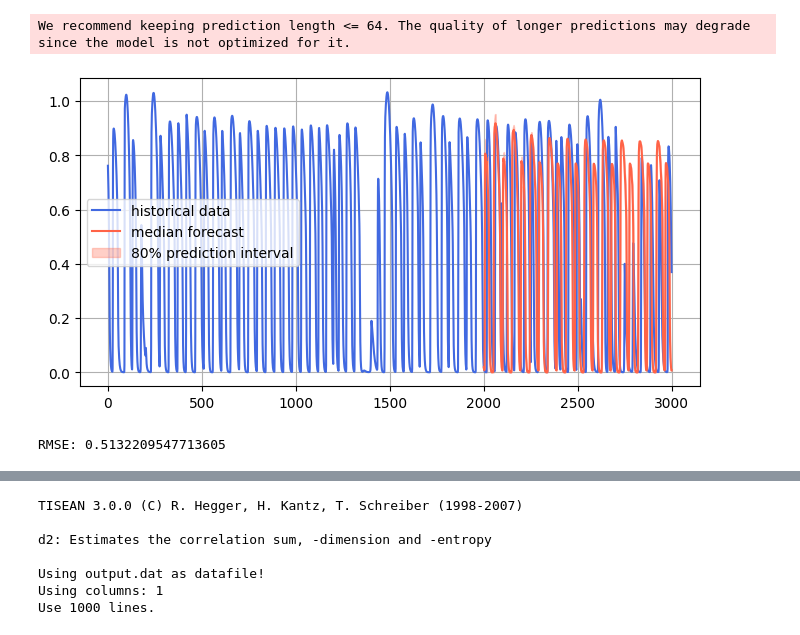
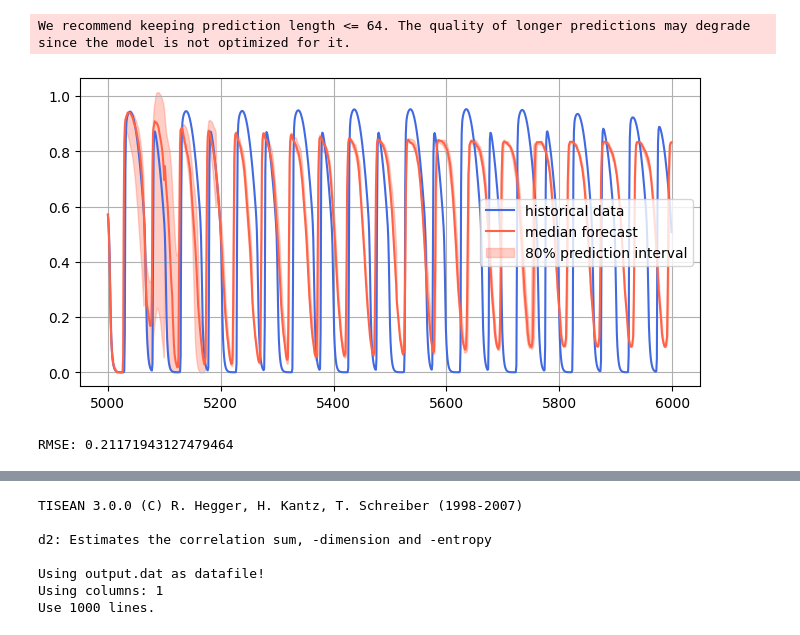
Before and after one commit to William-XiaodongAn/ML_cardiac_prediction, a Jupyter notebook: chronos/chronos.ipynb, the cells around one changed output, grey strips where cells are left out. Drawn from its saved outputs; the diff is of its cells as text; code cells hidden in the pictures.

```diff
--- a/chronos/chronos.ipynb
+++ b/chronos/chronos.ipynb
@@ -9,16 +9,17 @@ import sys
 sys.path.append("..")   # add parent directory to Python path
 import functions
 
-voltage = functions.load_voltage('../data/tau_d_0.408_temporal_APD_step_4 (1).csv')
+voltage = functions.load_voltage('../data/tau_d_0.41_temporal_APD_step_4 (9).csv')
 APD,DI,BCL = functions.get_APD_DI_BCL([voltage])
 # %%
+torch.manual_seed(1)
 pipeline = BaseChronosPipeline.from_pretrained(
-    "amazon/chronos-t5-large",  # use "amazon/chronos-bolt-small" for the corresponding Chronos-Bolt model
+    "amazon/chronos-t5-mini",  # use "amazon/chronos-bolt-small" for the corresponding Chronos-Bolt model
     device_map="cuda",  # use "cpu" for CPU inference
     torch_dtype=torch.bfloat16,
 )
-
-df = voltage[:2000]
+train_size = 5000
+df = voltage[:train_size]
 p_length = 1000
 
 # context must be either a 1D tensor, a list of 1D tensors,
@@ -33,27 +34,26 @@ quantiles, mean = pipeline.predict_quantiles(
 # %% [output]
 We recommend keeping prediction length <= 64. The quality of longer predictions may degrade since the model is not optimized for it.
 # %%
-
 forecast_index = range(len(df), len(df) + p_length)
 low, median, high = quantiles[0, :, 0], quantiles[0, :, 1], quantiles[0, :, 2]
 
 plt.figure(figsize=(8, 4))
-plt.plot(voltage[:2000 + 1000], color="royalblue", label="historical data")
+plt.plot(forecast_index,voltage[train_size:train_size + p_length], color="royalblue", label="historical data")
 plt.plot(forecast_index, median, color="tomato", label="median forecast")
 plt.fill_between(forecast_index, low, high, color="tomato", alpha=0.3, label="80% prediction interval")
 plt.legend()
 plt.grid()
 plt.show()
 # %% [output]
-[figure, old version]
+[figure, new version]
 # %%
-y_true = voltage[2000:2000 + 1000]          # NumPy array
-y_pred = median.numpy()                       # convert TensorFlow tensor to NumPy
+y_true = voltage[train_size:train_size + 200]          # NumPy array
+y_pred = median.numpy()[:200]                      # convert TensorFlow tensor to NumPy
 
 mse = np.sqrt(np.mean((y_true - y_pred) ** 2))
 print("RMSE:", mse)
 # %% [output]
-RMSE: 0.5132209547713605
+RMSE: 0.21171943127479464
 # %%
 fig3d, fig2d = functions.plot_phase_from_1d(voltage, m=3, tau=1)
 # %% [output]
```
Also changed, not shown: parts of 2 cells of this notebook, 23 other files.
